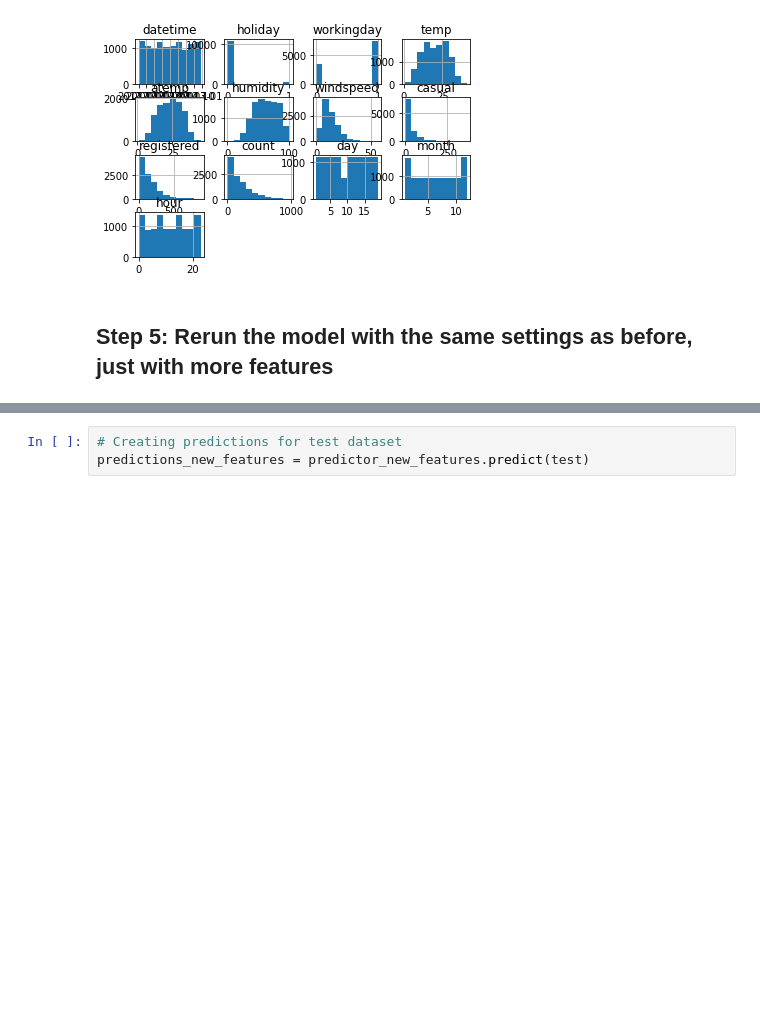
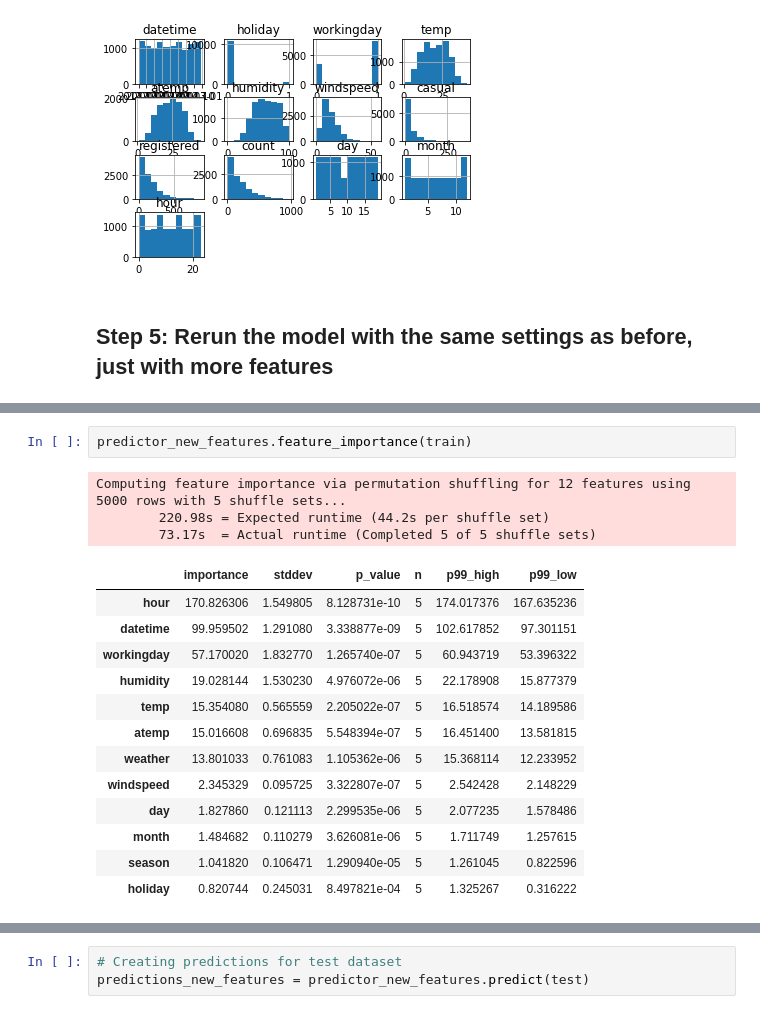
Before and after one commit to DevikaLak/cd0385-project-starter, a Jupyter notebook: project/project-template.ipynb, the cells around one changed output, grey strips where cells are left out. Saved outputs shown, nothing was run; the diff lists cells and outputs as text; blank space fills up the shorter version.

```diff
--- a/project/project-template.ipynb
+++ b/project/project-template.ipynb
@@ -454,3 +470,22 @@ TabularPredictor saved. To load, use: predictor = TabularPredictor.load("Autoglu
+# %%
+predictor_new_features.feature_importance(train)
+# %% [output]
+Computing feature importance via permutation shuffling for 12 features using 5000 rows with 5 shuffle sets...
+        220.98s = Expected runtime (44.2s per shuffle set)
+        73.17s  = Actual runtime (Completed 5 of 5 shuffle sets)
+|  | importance | stddev | p_value | n | p99_high | p99_low |
+| hour | 170.826306 | 1.549805 | 8.128731e-10 | 5 | 174.017376 | 167.635236 |
+| datetime | 99.959502 | 1.291080 | 3.338877e-09 | 5 | 102.617852 | 97.301151 |
+| workingday | 57.170020 | 1.832770 | 1.265740e-07 | 5 | 60.943719 | 53.396322 |
+| humidity | 19.028144 | 1.530230 | 4.976072e-06 | 5 | 22.178908 | 15.877379 |
+| temp | 15.354080 | 0.565559 | 2.205022e-07 | 5 | 16.518574 | 14.189586 |
+| atemp | 15.016608 | 0.696835 | 5.548394e-07 | 5 | 16.451400 | 13.581815 |
+| weather | 13.801033 | 0.761083 | 1.105362e-06 | 5 | 15.368114 | 12.233952 |
+| windspeed | 2.345329 | 0.095725 | 3.322807e-07 | 5 | 2.542428 | 2.148229 |
+| day | 1.827860 | 0.121113 | 2.299535e-06 | 5 | 2.077235 | 1.578486 |
+| month | 1.484682 | 0.110279 | 3.626081e-06 | 5 | 1.711749 | 1.257615 |
+| season | 1.041820 | 0.106471 | 1.290940e-05 | 5 | 1.261045 | 0.822596 |
+| holiday | 0.820744 | 0.245031 | 8.497821e-04 | 5 | 1.325267 | 0.316222 |
 # %%
 predictor_new_features.fit_summary()
 # %% [output]
```
Also changed, not shown: parts of 15 cells of this notebook, 3 other files.
